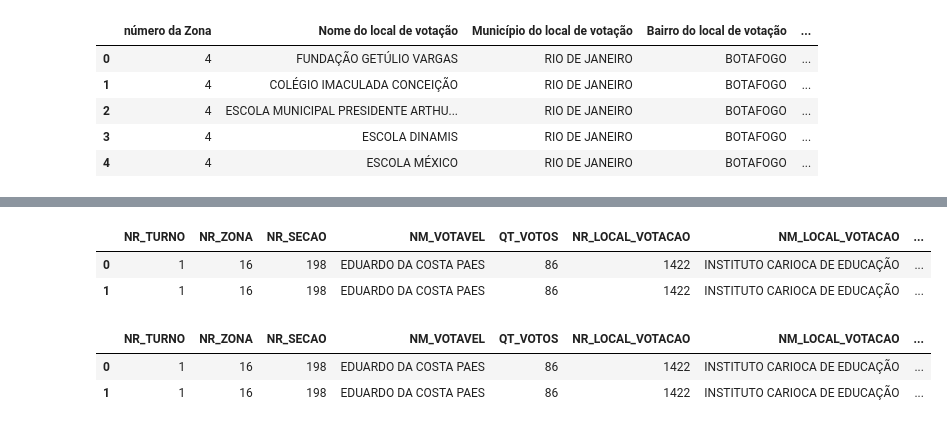
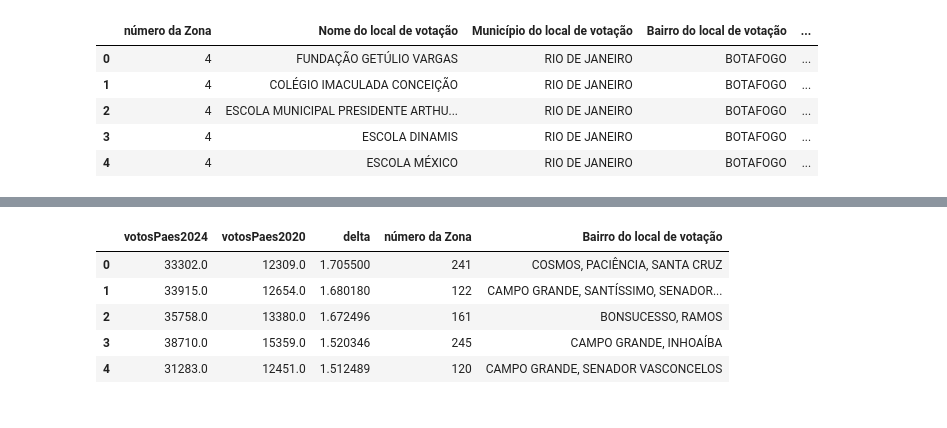
Before and after one commit to thecirocks/eleicao, a Jupyter notebook: eleicao.ipynb, the cells around one changed output, grey strips where cells are left out. Cells and saved outputs as stored; diff of their text form; code cells hidden in the pictures.

```diff
--- a/eleicao.ipynb
+++ b/eleicao.ipynb
@@ -257,0 +326,3 @@ df_paes.tail(4)
+# %%
+df24_20.set_index('ZonaEleitoral', inplace=True)
+df24_20
@@ -265,3 +355,6 @@ df_ze.head(5)
 | 2 | 4 | ESCOLA MUNICIPAL PRESIDENTE ARTHU... | RIO DE JANEIRO | BOTAFOGO | ... |
 | 3 | 4 | ESCOLA DINAMIS | RIO DE JANEIRO | BOTAFOGO | ... |
 | 4 | 4 | ESCOLA MÉXICO | RIO DE JANEIRO | BOTAFOGO | ... |
+# %%
+df_ze = df_ze[df_ze['Município do local de votação'] == 'RIO DE JANEIRO']
+df_ze['Município do local de votação'].unique()
@@ -267,0 +363,3 @@ df_ze.head(5)
+# %%
+df_ze = df_ze[['número da Zona', 'Bairro do local de votação']]
+df_ze.head(2)
@@ -267,0 +390,4 @@ df_ze.head(5)
+# %%
+df_bairro_agg = df_ze.groupby('número da Zona')['Bairro do local de votação'].agg(lambda x: ', '.join(x.unique())).reset_index()
+
+df_bairro_agg.head(5)
@@ -268,20 +401,13 @@ df_ze.head(5)
 # %%
-df_paes = df_paes.merge(
-                        df_ze[['número da Zona','Bairro do local de votação']],
-                        left_on='NR_ZONA', right_on='número da Zona',
-                        how='left'
-                        )
-
-df_paes.head(2)
+df_delta_ze = df24_20.merge(
+    df_bairro_agg[['número da Zona', 'Bairro do local de votação']],
+    left_on='ZonaEleitoral', right_on='número da Zona',
+    how='left'
+)
 # %% [output]
-|  | NR_TURNO | NR_ZONA | NR_SECAO | NM_VOTAVEL | QT_VOTOS | NR_LOCAL_VOTACAO | NM_LOCAL_VOTACAO | ... |
-| 0 | 1 | 16 | 198 | EDUARDO DA COSTA PAES | 86 | 1422 | INSTITUTO CARIOCA DE EDUCAÇÃO | ... |
-| 1 | 1 | 16 | 198 | EDUARDO DA COSTA PAES | 86 | 1422 | INSTITUTO CARIOCA DE EDUCAÇÃO | ... |
+|  | votosPaes2024 | votosPaes2020 | delta | número da Zona | Bairro do local de votação |
+| 0 | 33302.0 | 12309.0 | 1.705500 | 241 | COSMOS, PACIÊNCIA, SANTA CRUZ |
+| 1 | 33915.0 | 12654.0 | 1.680180 | 122 | CAMPO GRANDE, SANTÍSSIMO, SENADOR... |
+| 2 | 35758.0 | 13380.0 | 1.672496 | 161 | BONSUCESSO, RAMOS |
+| 3 | 38710.0 | 15359.0 | 1.520346 | 245 | CAMPO GRANDE, INHOAÍBA |
+| 4 | 31283.0 | 12451.0 | 1.512489 | 120 | CAMPO GRANDE, SENADOR VASCONCELOS |
-# %%
-df_paes.rename(columns={'Bairro do local de votação': 'NM_BAIRRO'}, inplace=True)
-df_paes.drop(columns=['número da Zona'], inplace=True)
-df_paes.head(2)
-# %% [output]
-|  | NR_TURNO | NR_ZONA | NR_SECAO | NM_VOTAVEL | QT_VOTOS | NR_LOCAL_VOTACAO | NM_LOCAL_VOTACAO | ... |
-| 0 | 1 | 16 | 198 | EDUARDO DA COSTA PAES | 86 | 1422 | INSTITUTO CARIOCA DE EDUCAÇÃO | ... |
-| 1 | 1 | 16 | 198 | EDUARDO DA COSTA PAES | 86 | 1422 | INSTITUTO CARIOCA DE EDUCAÇÃO | ... |
```
Also changed, not shown: parts of 64 cells of this notebook, 1 other file.
